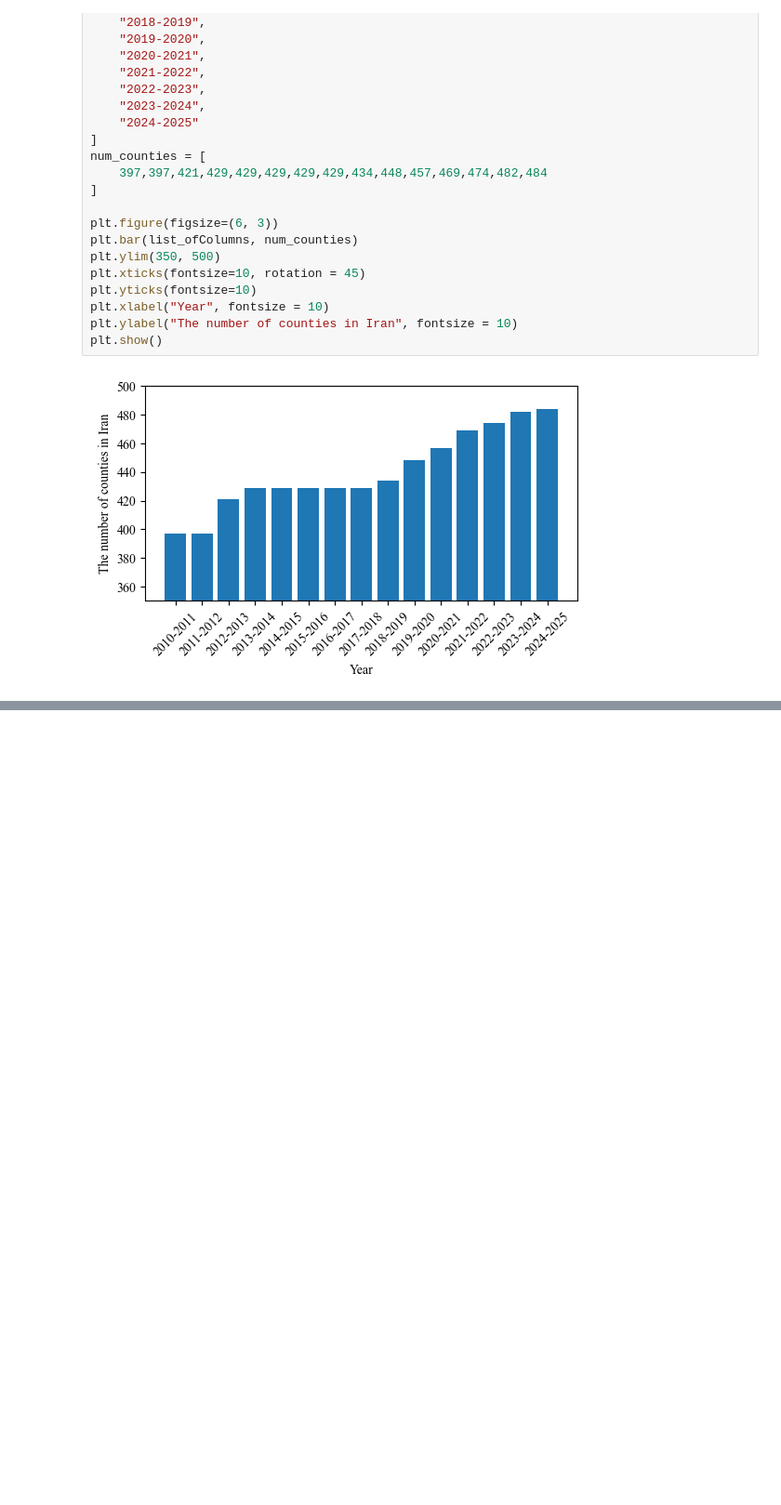
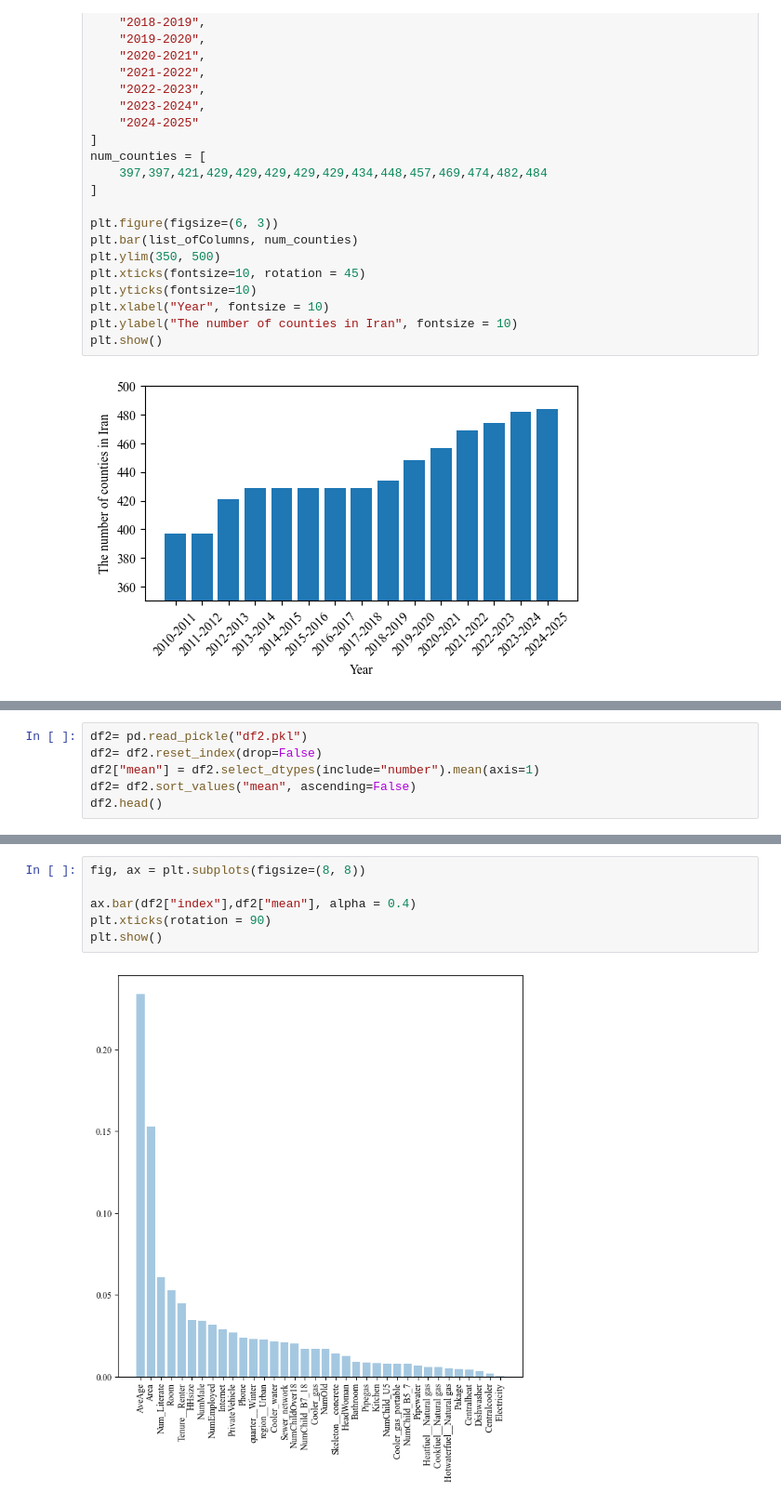
Before and after one commit to sinanarimani/energy-poverty, a Jupyter notebook: evaluation.ipynb, the cells around one changed output, grey strips where cells are left out. Shown at 93% size. Drawn from its saved outputs; the diff is of its cells as text; blank space fills up the shorter version.

```diff
--- a/evaluation.ipynb
+++ b/evaluation.ipynb
@@ -324,0 +681,6 @@ import sklearn
+# %%
+df2= pd.read_pickle("df2.pkl")
+df2= df2.reset_index(drop=False)
+df2["mean"] = df2.select_dtypes(include="number").mean(axis=1)
+df2= df2.sort_values("mean", ascending=False)
+df2.head()
@@ -324,0 +694,8 @@ import sklearn
+# %%
+fig, ax = plt.subplots(figsize=(8, 8))
+
+ax.bar(df2["index"],df2["mean"], alpha = 0.4)
+plt.xticks(rotation = 90)
+plt.show()
+# %% [output]
+[figure, added]
```
Also changed, not shown: parts of 20 cells of this notebook, 1 other file.
